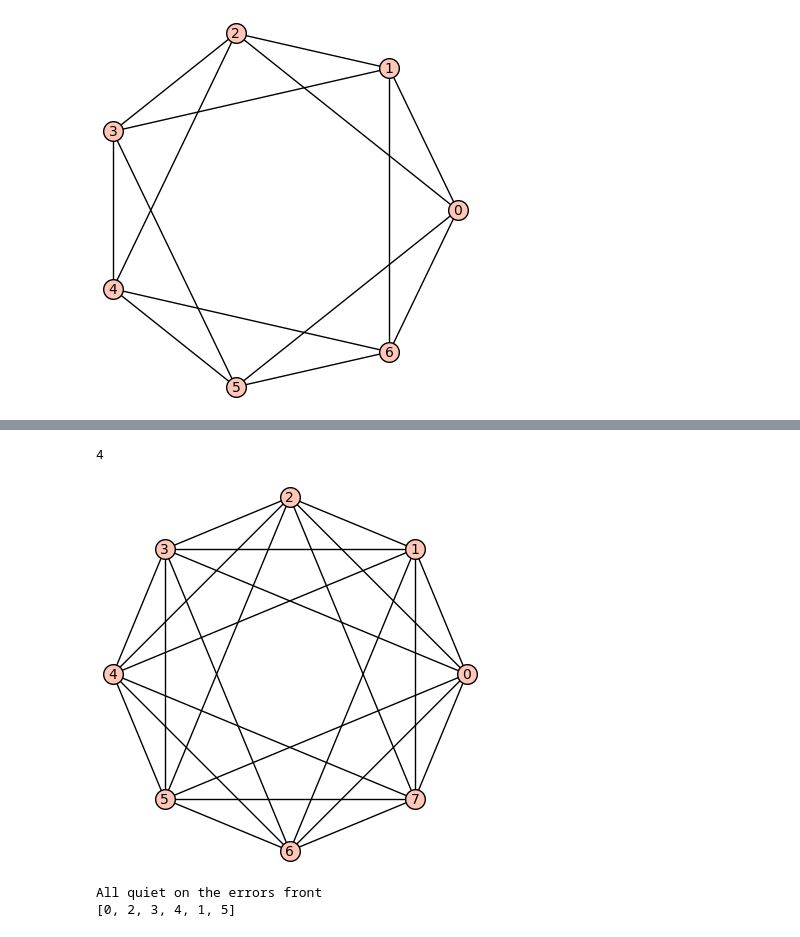
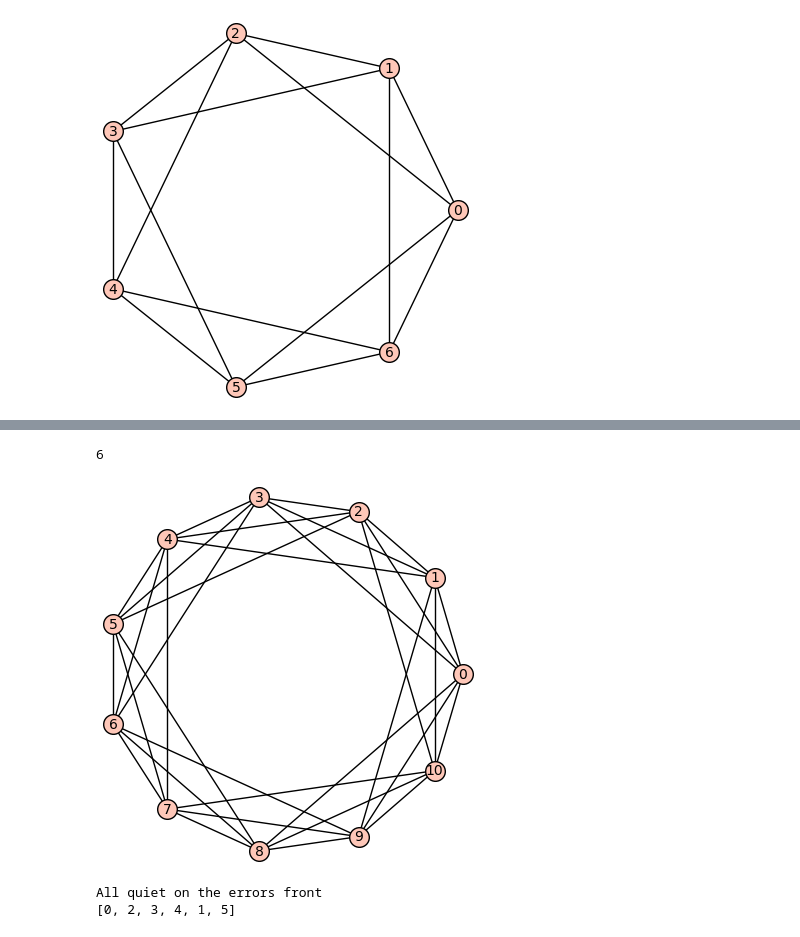
Before and after one commit to TessCollins/Graph_Research, a Jupyter notebook: Graphy_Research_Mains.ipynb, the cells around one changed output, grey strips where cells are left out. Drawn from its saved outputs; the diff is of its cells as text; code cells hidden in the pictures.

```diff
--- a/Graphy_Research_Mains.ipynb
+++ b/Graphy_Research_Mains.ipynb
@@ -519,14 +601,14 @@ G_r
 # %%
-G=graphs.CirculantGraph(8,[1,2,3])
+G=graphs.CirculantGraph(11,[1,2,3])
 #G=graphs.HammingGraph(2,5)
 #G=graphs.KneserGraph(9,2)
 print(G.chromatic_number())
 G.show()
 #len(G.vertices())
 #graphs.PetersenGraph().chromatic_number()
 # %% [output]
-4
+6
-[figure, old version]
+[figure, new version]
 # %%
 G= Graph() #define a graph
 G.add_vertices([i for i in range(6)]) #add 6 vertices
```
Also changed, not shown: parts of 12 cells of this notebook.
